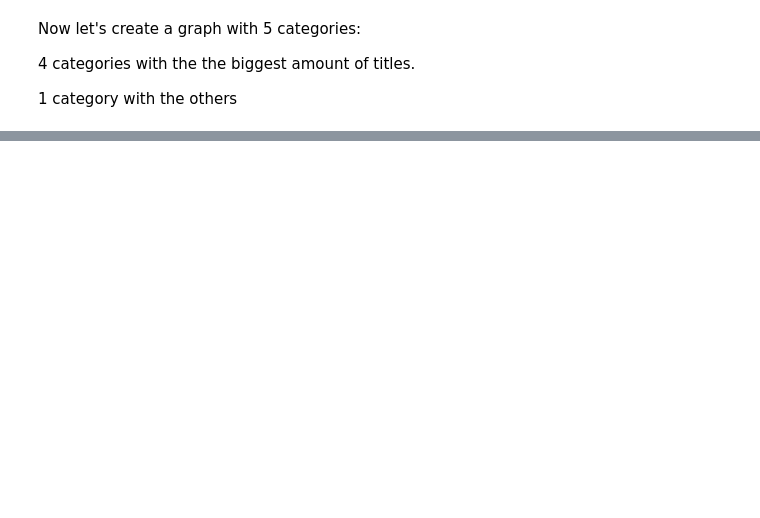
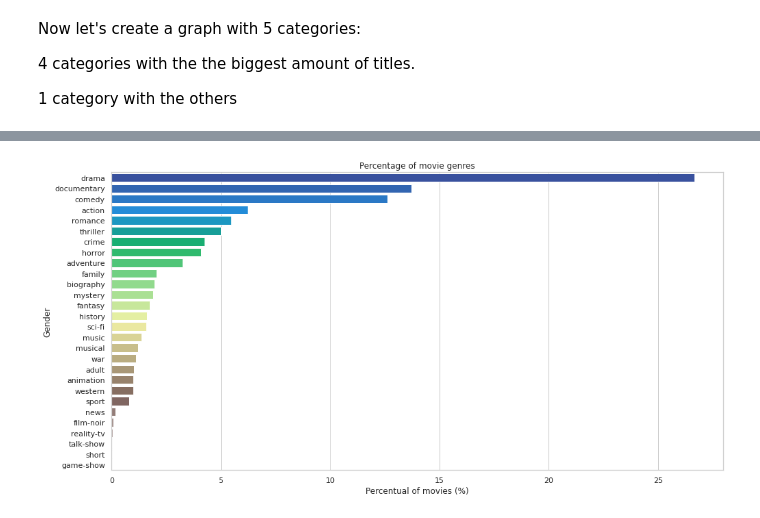
Before and after one commit to Mr0l3/imdb-data-analysis, a Jupyter notebook: IMDB-analysis.ipynb, the cells around one changed output, grey strips where cells are left out. Cells and saved outputs as stored; diff of their text form; code cells hidden in the pictures; blank space fills up the shorter version.

```diff
--- a/IMDB-analysis.ipynb
+++ b/IMDB-analysis.ipynb
@@ -164,9 +378,11 @@ genres_df
 # %%
 # Plot
 
 plt.figure(figsize = (16, 8))
 sns.barplot(x = genres_df['rel_freq'].tolist(), y = genres_df['genre'].tolist(), orient = 'h', palette = 'terrain')
 plt.ylabel('Gender')
 plt.xlabel('Percentual of movies (%)')
-plt.title('Percentage of movie titles')
+plt.title('Percentage of movie genres')
 plt.show()
+# %% [output]
+[figure, added]
```
Also changed, not shown: parts of 21 cells of this notebook, 3 other files.
